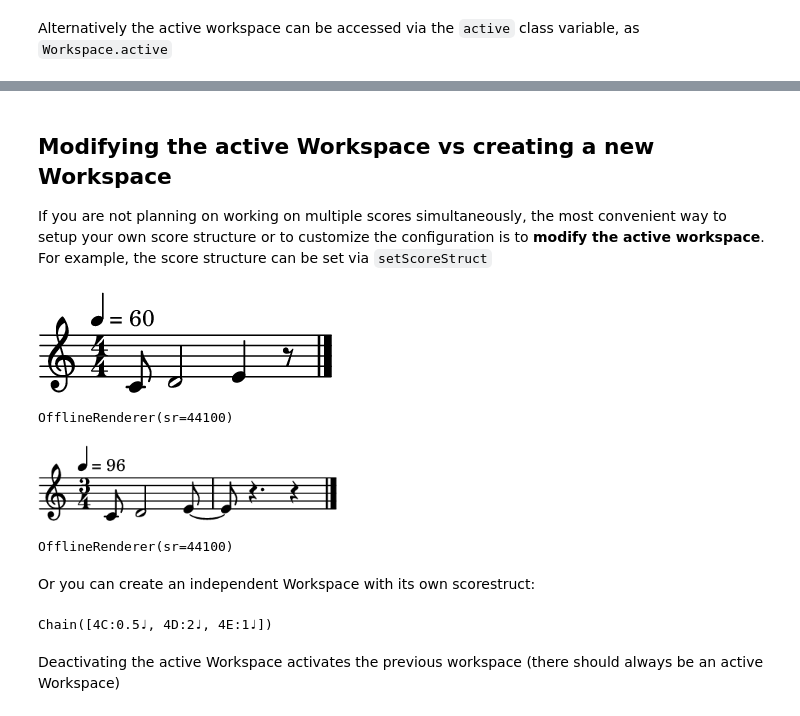
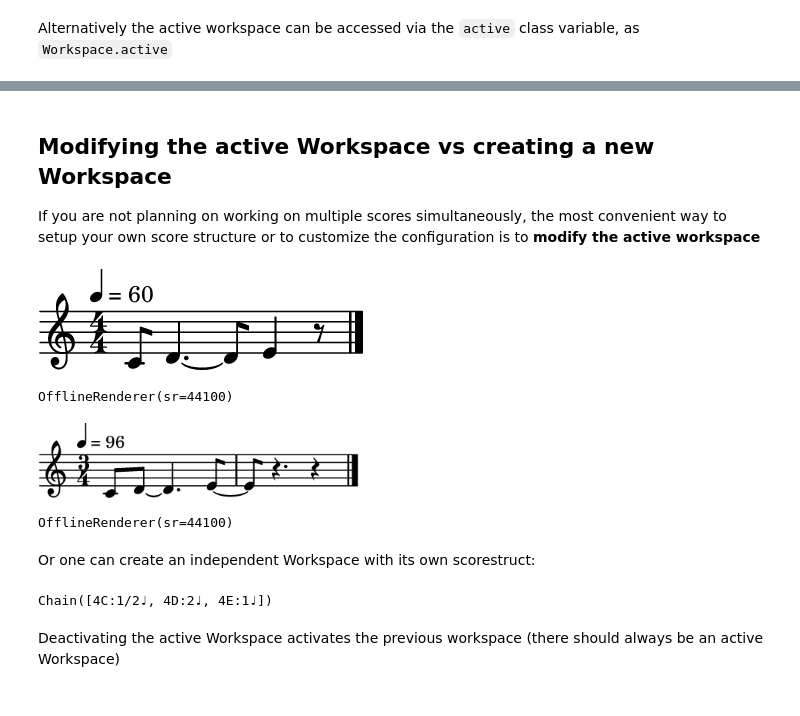
Before and after one commit to gesellkammer/maelzel, a Jupyter notebook: docs/notebooks/getWorkspace.ipynb, the cells around one changed output, grey strips where cells are left out. Drawn from its saved outputs; the diff is of its cells as text; code cells hidden in the pictures.

```diff
--- a/docs/notebooks/getWorkspace.ipynb
+++ b/docs/notebooks/getWorkspace.ipynb
@@ -52,35 +53,35 @@ CoreConfig: maelzel:core
 # %% [markdown]
 ## Modifying the active Workspace vs creating a new Workspace
 
-If you are not planning on working on multiple scores simultaneously, the most convenient way to setup your own score structure or to customize the configuration is to **modify the active workspace**. For example, the score structure can be set via `setScoreStruct`
+If you are not planning on working on multiple scores simultaneously, the most convenient way to setup your own score structure or to customize the configuration is to **modify the active workspace**
 # %%
 # Reset the scorestruct to the default
-setScoreStruct()
+w.setScoreStruct()
 
 chain = Chain(r"""
     4C:0.5
     4D:2
     4E:1
 """)
 chain.show()
-chain.rec(nchnls=1, instr='piano')
+chain.rec(nchnls=1)
 # %% [output]
-[figure, old version]
+[figure, new version]
 OfflineRenderer(sr=44100)
 # %%
-setScoreStruct(timesig=(3, 4), tempo=96)
+w.setScoreStruct((3, 4), tempo=96)
 chain.show()
-chain.rec(nchnls=1, instr='piano')
+chain.rec(nchnls=1)
 # %% [output]
-[figure, old version]
+[figure, new version]
 OfflineRenderer(sr=44100)
 # %% [markdown]
-Or you can create an independent Workspace with its own scorestruct:
+Or one can create an independent Workspace with its own scorestruct:
 # %%
-w = Workspace(scorestruct=ScoreStruct(timesig=(5, 8), tempo=112), active=True)
+w = Workspace(scorestruct=ScoreStruct((5, 8), tempo=112), active=True)
 chain
 # %% [output]
-Chain([4C:0.5♩, 4D:2♩, 4E:1♩])
+Chain([4C:1/2♩, 4D:2♩, 4E:1♩])
 # %% [markdown]
 Deactivating the active Workspace activates the previous workspace (there should always be an active Workspace)
 # %%
```
Also changed, not shown: parts of 13 cells of this notebook, 10 other files.
